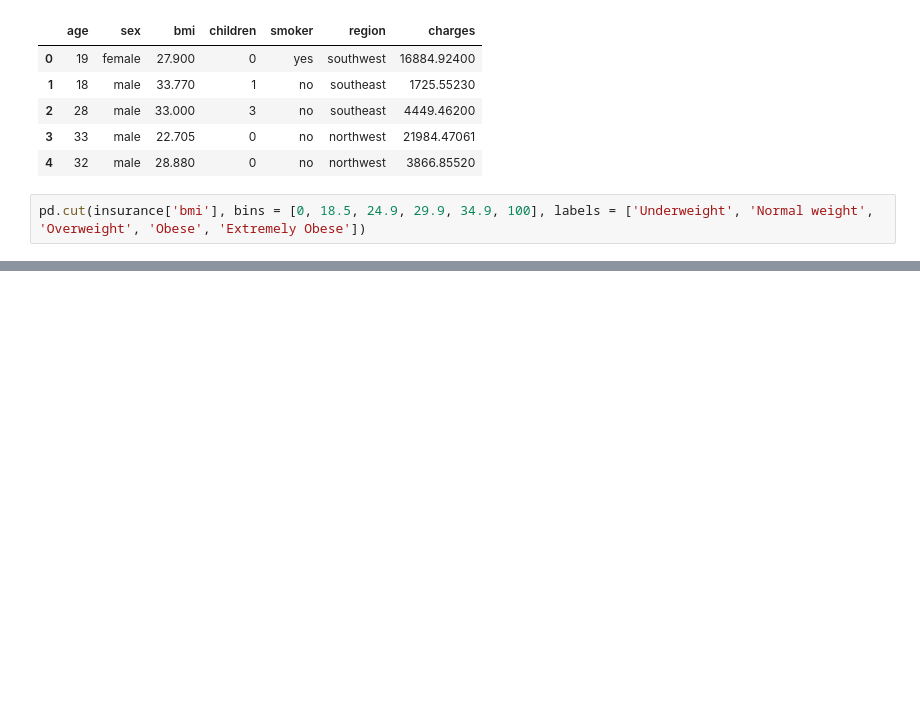
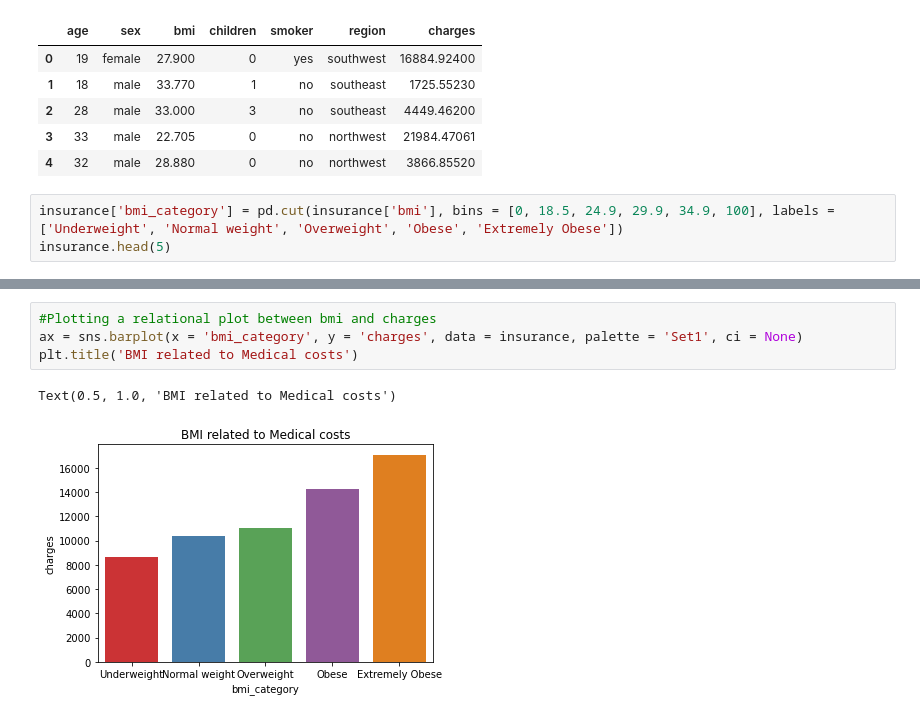
Before and after one commit to TJ-Mothokho/DataAnaylsis_Practical-Assessments, a Jupyter notebook: Medical_Costs_Case_Study-Practical_Assessment/MedicalCost_Practical_Assessment.ipynb, the cells around one changed output, grey strips where cells are left out. Saved outputs shown, nothing was run; the diff lists cells and outputs as text; blank space fills up the shorter version.

```diff
--- a/Medical_Costs_Case_Study-Practical_Assessment/MedicalCost_Practical_Assessment.ipynb
+++ b/Medical_Costs_Case_Study-Practical_Assessment/MedicalCost_Practical_Assessment.ipynb
@@ -149,5 +149,6 @@ insurance.head(5)
 | 3 | 33 | male | 22.705 | 0 | no | northwest | 21984.47061 |
 | 4 | 32 | male | 28.880 | 0 | no | northwest | 3866.85520 |
 # %%
-pd.cut(insurance['bmi'], bins = [0, 18.5, 24.9, 29.9, 34.9, 100], labels = ['Underweight', 'Normal weight', 'Overweight', 'Obese', 'Extremely Obese'])
+insurance['bmi_category'] = pd.cut(insurance['bmi'], bins = [0, 18.5, 24.9, 29.9, 34.9, 100], labels = ['Underweight', 'Normal weight', 'Overweight', 'Obese', 'Extremely Obese'])
+insurance.head(5)
 # %% [output]
@@ -166,0 +164,7 @@ Categories (5, object): ['Underweight' < 'Normal weight' < 'Overweight' < 'Obese
+# %%
+#Plotting a relational plot between bmi and charges
+ax = sns.barplot(x = 'bmi_category', y = 'charges', data = insurance, palette = 'Set1', ci = None)
+plt.title('BMI related to Medical costs')
+# %% [output]
+Text(0.5, 1.0, 'BMI related to Medical costs')
+[figure, added]
```
Also changed, not shown: parts of 3 cells of this notebook.
